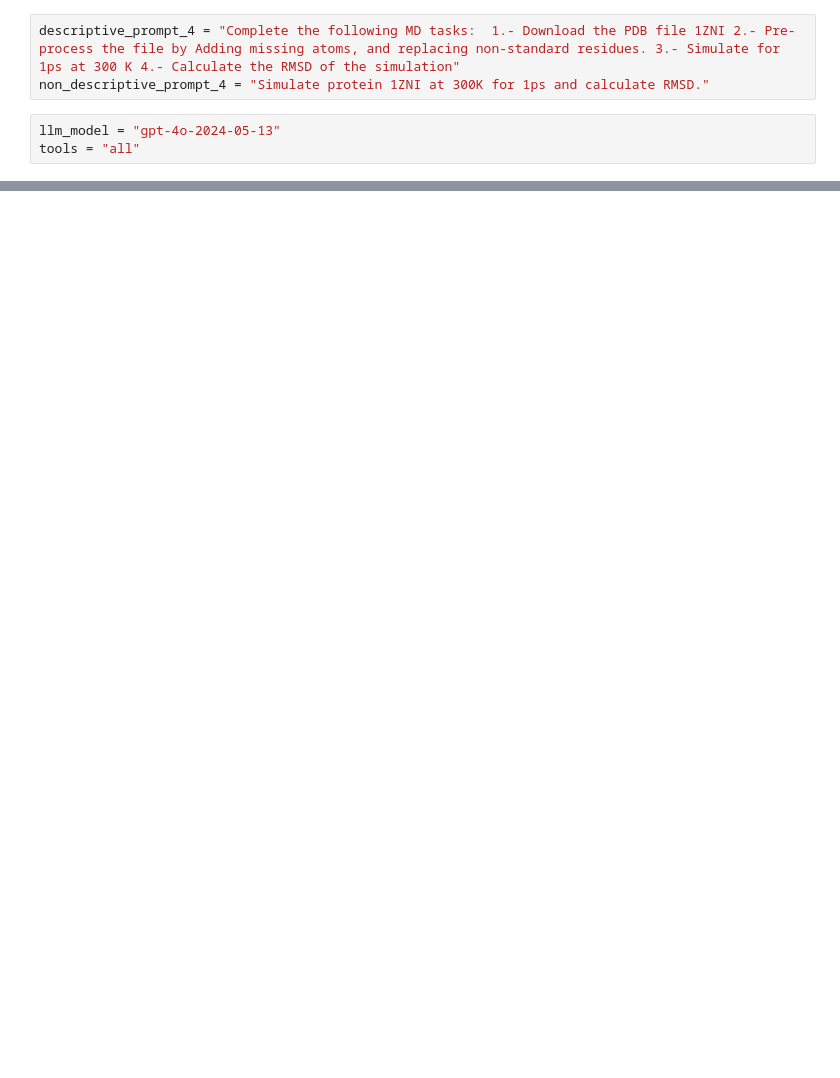
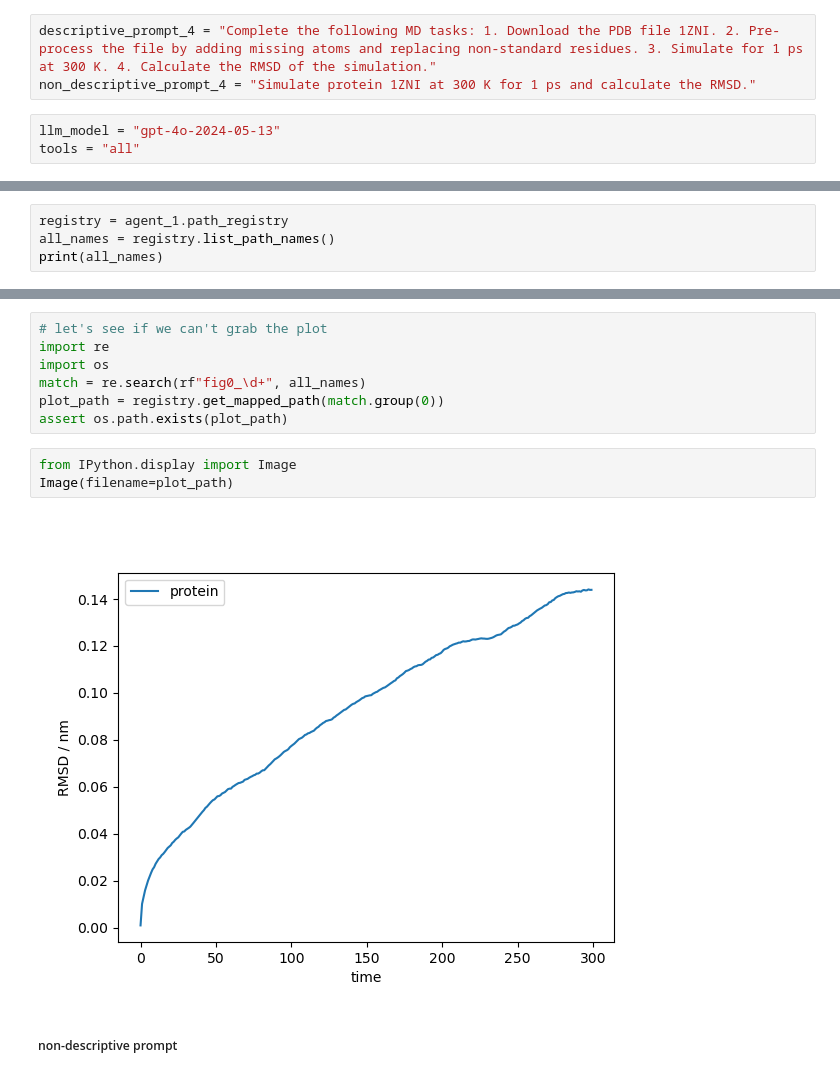
Before and after one commit to ur-whitelab/md-agent, a Jupyter notebook: notebooks/experiments/Robustness/gpt-4o-2024-05-13/prompt4.ipynb, the cells around one changed output, grey strips where cells are left out. Saved outputs shown, nothing was run; the diff lists cells and outputs as text; blank space fills up the shorter version.

```diff
--- a/notebooks/experiments/Robustness/gpt-4o-2024-05-13/prompt4.ipynb
+++ b/notebooks/experiments/Robustness/gpt-4o-2024-05-13/prompt4.ipynb
@@ -3,6 +15,6 @@ from mdagent import MDAgent
 # %%
-descriptive_prompt_4 = "Complete the following MD tasks:  1.- Download the PDB file 1ZNI 2.- Pre-process the file by Adding missing atoms, and replacing non-standard residues. 3.- Simulate for 1ps at 300 K 4.- Calculate the RMSD of the simulation"
-non_descriptive_prompt_4 = "Simulate protein 1ZNI at 300K for 1ps and calculate RMSD."
+descriptive_prompt_4 = "Complete the following MD tasks: 1. Download the PDB file 1ZNI. 2. Pre-process the file by adding missing atoms and replacing non-standard residues. 3. Simulate for 1 ps at 300 K. 4. Calculate the RMSD of the simulation."
+non_descriptive_prompt_4 = "Simulate protein 1ZNI at 300 K for 1 ps and calculate the RMSD."
 # %%
 llm_model = "gpt-4o-2024-05-13"
 tools = "all"
@@ -75,0 +78,4 @@ The simulation of protein 1ZNI at 300K for 1ps was successfully completed, and t
+# %%
+registry = agent_1.path_registry
+all_names = registry.list_path_names()
+print(all_names)
@@ -75,0 +101,14 @@ The simulation of protein 1ZNI at 300K for 1ps was successfully completed, and t
+# %%
+# let's see if we can't grab the plot
+import re
+import os
+match = re.search(rf"fig0_\d+", all_names)
+plot_path = registry.get_mapped_path(match.group(0))
+assert os.path.exists(plot_path)
+# %%
+from IPython.display import Image
+Image(filename=plot_path)
+# %% [output]
+[figure, added]
+# %% [markdown]
+##### non-descriptive prompt
```
Also changed, not shown: parts of 16 cells of this notebook, 2 other files.
